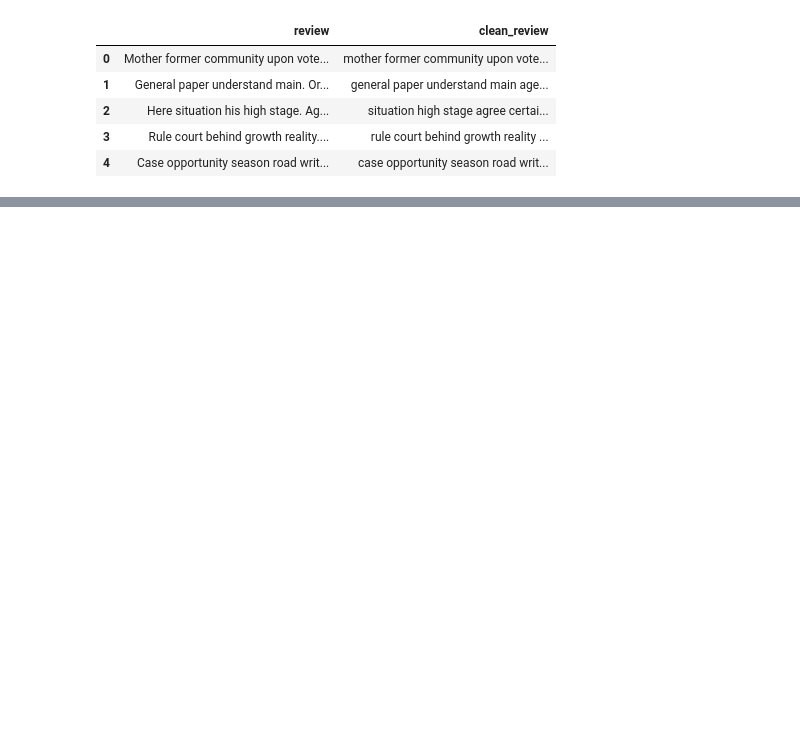
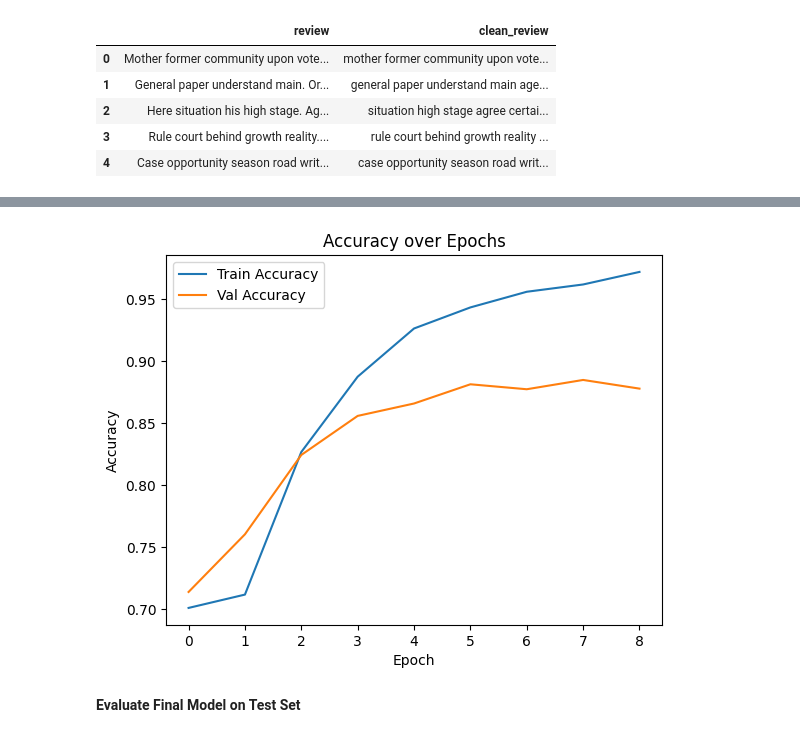
Before and after one commit to gsowndarya/ChatGPT-NLP, a Jupyter notebook: chatgpt.ipynb, the cells around one changed output, grey strips where cells are left out. Drawn from its saved outputs; the diff is of its cells as text; code cells hidden in the pictures; blank space fills up the shorter version.

```diff
--- a/chatgpt.ipynb
+++ b/chatgpt.ipynb
@@ -2076,0 +252,4 @@ uploaded = files.upload()
+# %%
+label_encoder = LabelEncoder()
+labels = label_encoder.fit_transform(df['sentiment'])
+print(dict(zip(label_encoder.classes_, label_encoder.transform(label_encoder.classes_))))
@@ -2076,0 +695,31 @@ uploaded = files.upload()
+# %%
+model_1 = Sequential([
+    Embedding(input_dim=vocab_size,
+              output_dim=embedding_dim,
+              weights=[embedding_matrix],
+              input_length=100,
+              trainable=True),
+    Conv1D(128, 5, activation='relu'),  # kernel size = 5
+    GlobalAveragePooling1D(),           # Averages all patterns into 1 vector
+    Dense(64, activation='relu'),
+    Dense(3, activation='softmax')
+])
+model_1.compile(
+    loss='sparse_categorical_crossentropy',
+    optimizer='adam',
+    metrics=['accuracy']
+)
+# %%
+# Callbacks
+early_stop = EarlyStopping(monitor='val_loss', patience=3, restore_best_weights=True)
+checkpoint = ModelCheckpoint('best_cnn_model.h5', monitor='val_accuracy', save_best_only=True)
+
+
+history = model_1.fit(
+    X_train, y_train,
+    validation_data=(X_test, y_test),
+    epochs=15,
+    batch_size=64,
+    callbacks=[early_stop, checkpoint],
+    verbose=1
+)
@@ -2076,0 +745,12 @@ uploaded = files.upload()
+# %%
+plt.plot(history.history['accuracy'], label='Train Accuracy')
+plt.plot(history.history['val_accuracy'], label='Val Accuracy')
+plt.title("Accuracy over Epochs")
+plt.xlabel("Epoch")
+plt.ylabel("Accuracy")
+plt.legend()
+plt.show()
+# %% [output]
+[figure, added]
+# %% [markdown]
+**Evaluate Final Model on Test Set**
```
Also changed, not shown: parts of 202 cells of this notebook.
